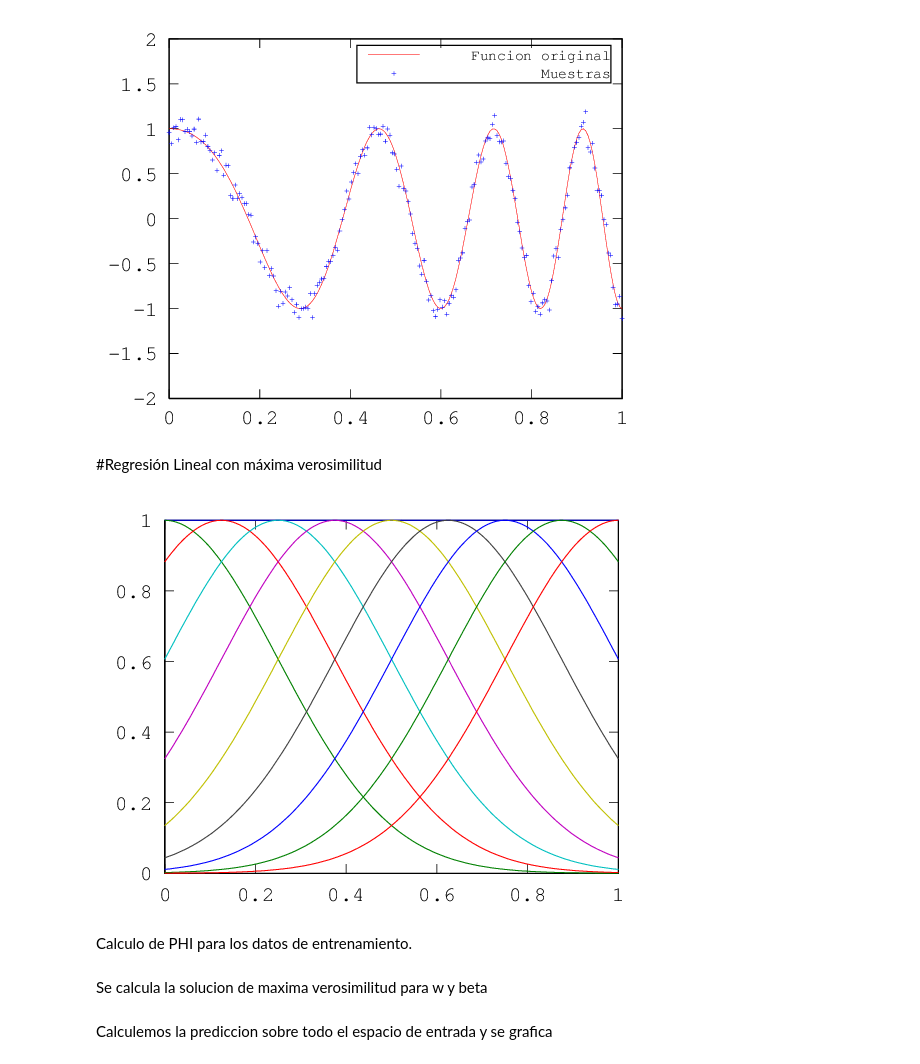
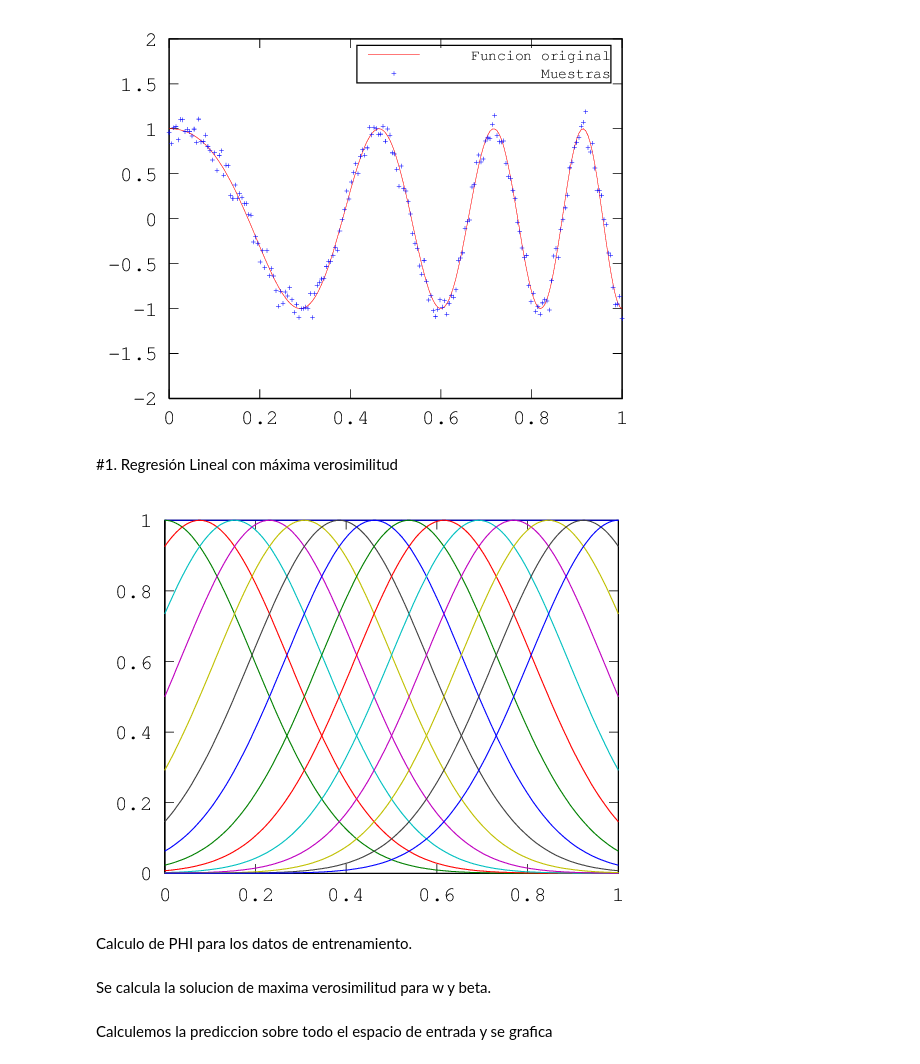
Before and after one commit to anguivego/InformeIA, a Jupyter notebook: lab2/regresion_lineal.ipynb, the cells around one changed output. Cells and saved outputs as stored; diff of their text form; code cells hidden in the pictures.

```diff
--- a/lab2/regresion_lineal.ipynb
+++ b/lab2/regresion_lineal.ipynb
@@ -29,25 +29,25 @@ set(h_legend,'FontSize',7);
 # %% [output]
 [figure]
 # %% [markdown]
-#Regresión Lineal con máxima verosimilitud
+#1. Regresión Lineal con máxima verosimilitud
 # %%
 Ntot=size(xNtot,1);
 N=100
 index=randperm(Ntot);
 t=tNtot(index(1:N));
 x=xNtot(index(1:N));
 tipofb='exp';
-M=10;
+M=15;
 PHI=genBasisFunction(tipofb,xNtot,Ntot,M);
 plot(xNtot, PHI, 'linewidth', 1.5)
 # %% [output]
-[figure, old version]
+[figure, new version]
 # %% [markdown]
 Calculo de PHI para los datos de entrenamiento.
 # %%
 PHI_train=genBasisFunction(tipofb,x,N,M);
 # %% [markdown]
-Se calcula la solucion de maxima verosimilitud para w y beta
+Se calcula la solucion de maxima verosimilitud para w y beta.
 # %%
 Wml=inv(PHI_train'*PHI_train)*PHI_train'*t;
 B=(1/N)*(t-PHI_train*Wml)'*(t-PHI_train*Wml);
```
Also changed, not shown: parts of 10 cells of this notebook.
